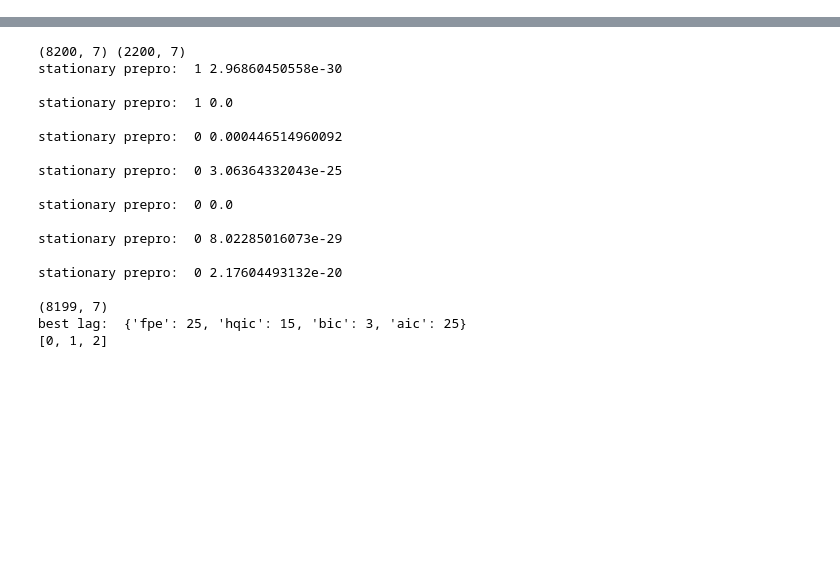
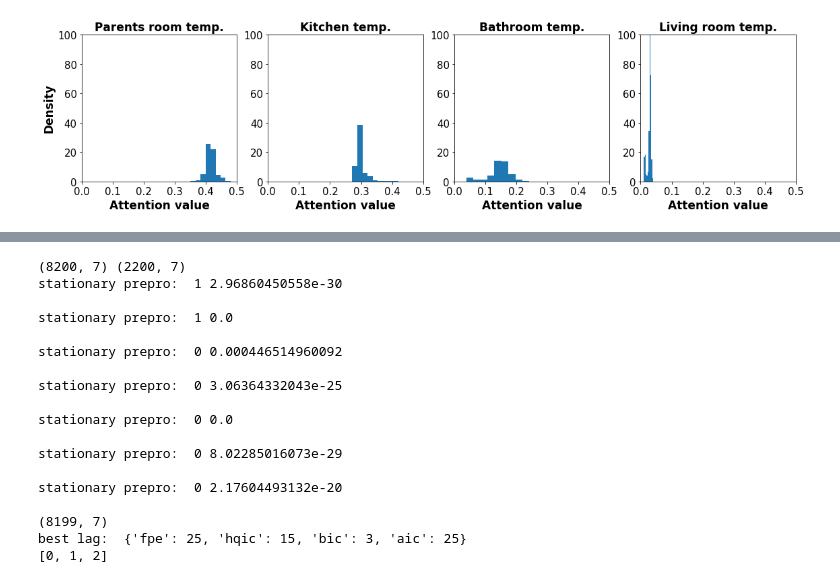
Before and after one commit to weilai0980/tsRNN, a Jupyter notebook: forecasting/result_analysis.ipynb, the cells around one changed output, grey strips where cells are left out. Cells and saved outputs as stored; diff of their text form; code cells hidden in the pictures; blank space fills up the shorter version.

```diff
--- a/forecasting/result_analysis.ipynb
+++ b/forecasting/result_analysis.ipynb
@@ -136,0 +340,77 @@ Name: 0, dtype: object
+# %%
+# ENERGY : MV-LSTM attention
+
+# ganger causal: 1,8
+num_ex_vari = 13
+vari_name = ['Kitchen temp.', 'Living room temp.', 'Laundry room temp.', 'Office room temp.',\
+             'Bathroom temp.','Building outside temp.', 'Ironing room temp.', 'Teenager room temp.',\
+             'Parents room temp.', 'Outside temp.', 'Wind speed', 'Humidity outside', 'Dew point'  ]
+# T1, Temperature in kitchen area
+# T2, Temperature in living room area, in Celsius
+# T3, Temperature in laundry room area
+# T4, Temperature in office room, in Celsius
+# T5, Temperature in bathroom, in Celsius
+# T6, Temperature outside the building (north side), in Celsius
+# T7, Temperature in ironing room , in Celsius
+# T8, Temperature in teenager room 2, in Celsius
+# T9, Temperature in parents room, in Celsius
+# To, Temperature outside (from Chievres weather station), in Celsius
+# Pressure (from Chievres weather station), in mm Hg
+# RH_out, Humidity outside (from Chievres weather station), in %
+# Wind speed (from Chievres weather station), in m/s
+# Visibility (from Chievres weather station), in km
+# Tdewpoint (from Chievres weather station), Â°C
+
+
+py_ts = np.load("../../ts_results/energy_mv_att6.dat")
+print np.shape(py_ts)
+
+cols = ['truth', 'pred'] + [str(i) for i in range(num_ex_vari)]
+att_cols = [str(i) for i in range(num_ex_vari)]
+print np.shape(py_ts)
+py_df = pd.DataFrame( py_ts, columns = cols)
+
+print py_df[['truth','pred']].iloc[:3]
+print py_df[att_cols].iloc[:3]
+
+
+# variate attention distribution
+att_mean =[]
+for i in att_cols:
+    tmp = py_df[i]
+    att_mean.append([i, mean(tmp)])
+
+sort_att_mean = sorted(att_mean, key = lambda x:x[1], reverse= True)
+print sort_att_mean[:4]
+
+
+# PLOT
+fig, ax = plt.subplots(1, 4, figsize=(19,4))
+ax_idx = 0
+
+sample_att_mean =  [sort_att_mean[0], sort_att_mean[1], sort_att_mean[2], sort_att_mean[4]]
+
+# variate attention distribution
+for i in sample_att_mean:
+
+    idx = i[0]
+
+    tmp = py_df[idx]
+
+    ax[ax_idx].hist(tmp, density = True)
+    ax[ax_idx].set_xlim(0, 0.5)
+    ax[ax_idx].set_ylim(0, 100)
+    ax[ax_idx].set_title( vari_name[int(idx)], fontweight = 'bold', fontsize=17)
+
+    ax[ax_idx].xaxis.set_tick_params(labelsize=15)
+    ax[ax_idx].yaxis.set_tick_params(labelsize=15)
+
+    ax[ax_idx].set_xlabel('Attention value', fontweight = 'bold', fontsize=17)
+    if ax_idx ==0:
+        ax[ax_idx].set_ylabel('Density', fontweight = 'bold', fontsize=17)
+
+
+    ax_idx += 1
+
+fig.savefig('../../ts_results/figure/energy_mv.eps', bbox_inches='tight')
+# %% [output]
@@ -137 +433,2 @@ Name: 0, dtype: object
+[figure, added]
 # %%
```
Also changed, not shown: parts of 13 cells of this notebook, 4 other files.
